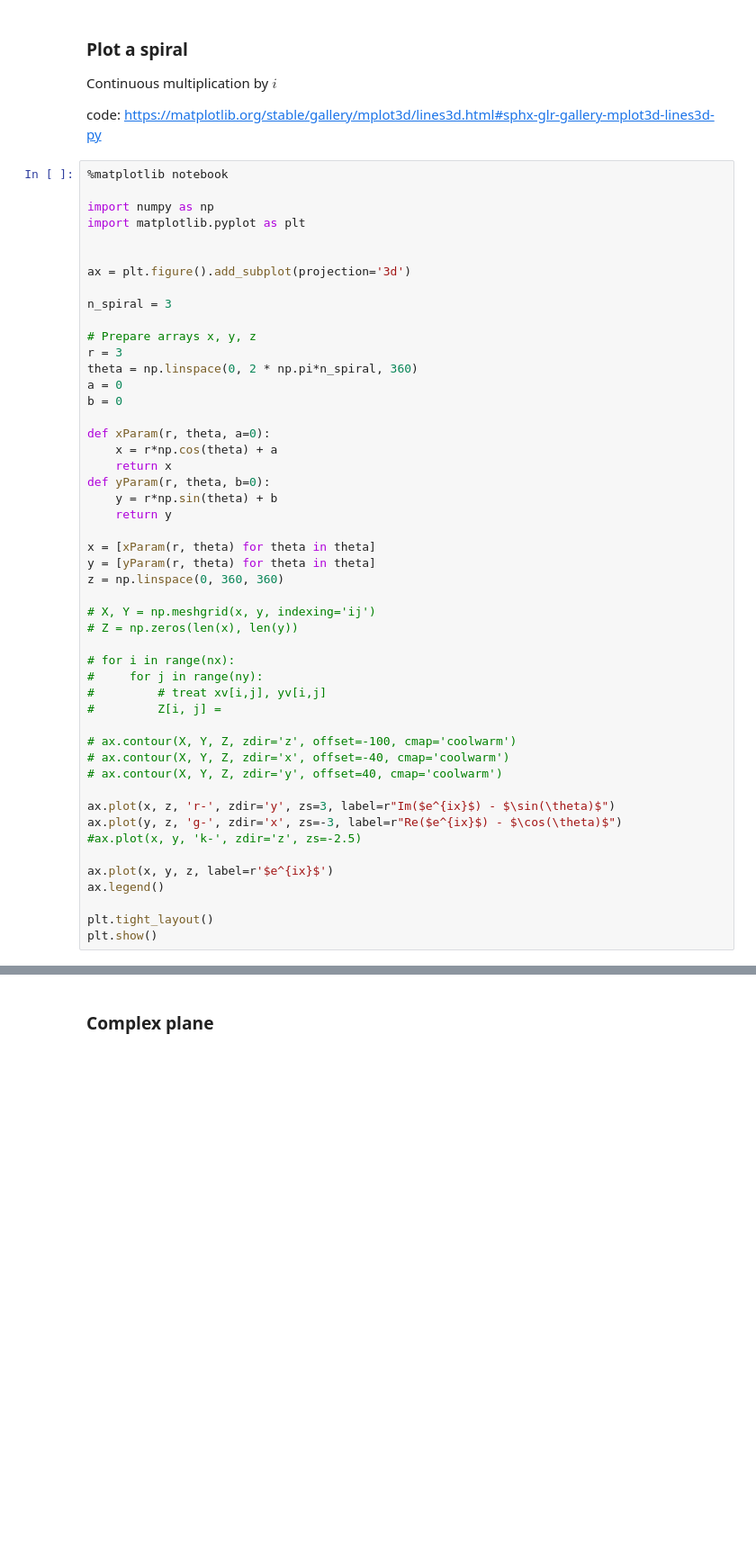
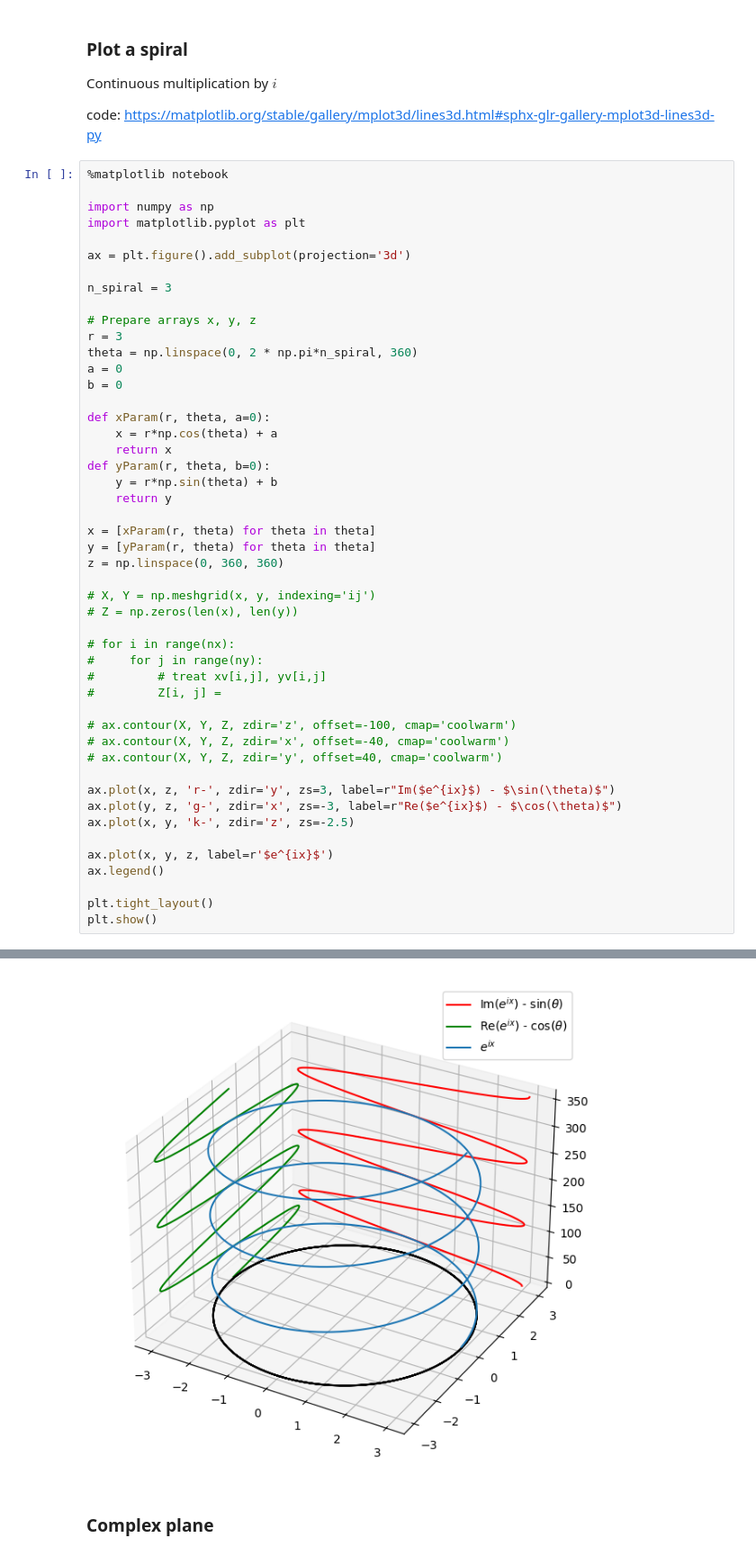
Before and after one commit to wlevand/seminars, a Jupyter notebook: other_nb/MathBasics.ipynb, the cells around one changed output, grey strips where cells are left out. Shown at 90% size. Cells and saved outputs as stored; diff of their text form; blank space fills up the shorter version.

```diff
--- a/other_nb/MathBasics.ipynb
+++ b/other_nb/MathBasics.ipynb
@@ -50,7 +65,6 @@ code: https://matplotlib.org/stable/gallery/mplot3d/lines3d.html#sphx-glr-galler
 
 import numpy as np
 import matplotlib.pyplot as plt
-
 
 ax = plt.figure().add_subplot(projection='3d')
 
@@ -87,7 +101,7 @@ z = np.linspace(0, 360, 360)
 
 ax.plot(x, z, 'r-', zdir='y', zs=3, label=r"Im($e^{ix}$) - $\sin(\theta)$")
 ax.plot(y, z, 'g-', zdir='x', zs=-3, label=r"Re($e^{ix}$) - $\cos(\theta)$")
-#ax.plot(x, y, 'k-', zdir='z', zs=-2.5)
+ax.plot(x, y, 'k-', zdir='z', zs=-2.5)
 
 ax.plot(x, y, z, label=r'$e^{ix}$')
 ax.legend()
@@ -100,2 +113,3 @@ plt.show()
+[figure, added]
 # %% [markdown]
 ### Complex plane
```
Also changed, not shown: parts of 7 cells of this notebook, 12 other files.
